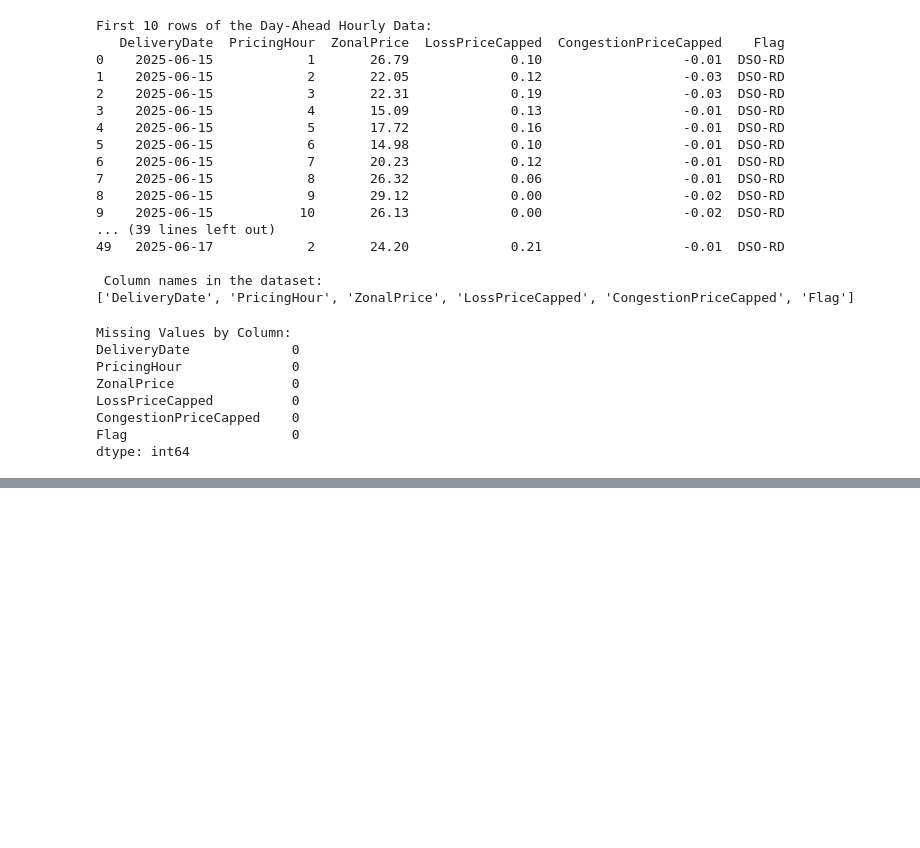
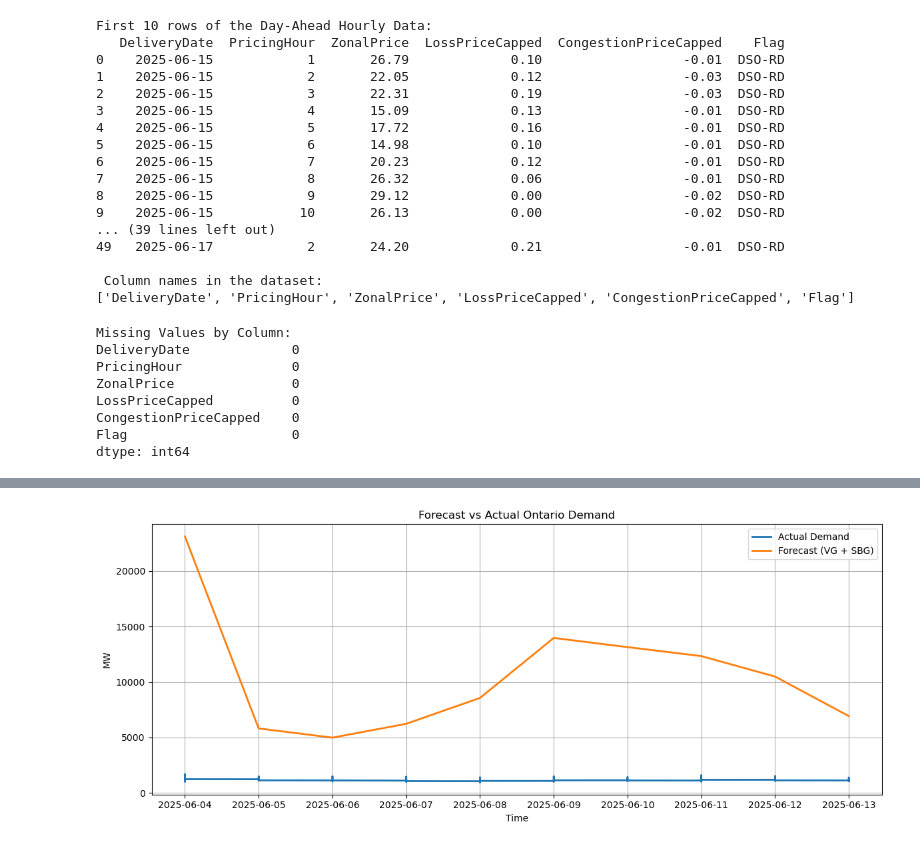
Before and after one commit to ShraddhaPadwekar/DataScience_SmartGridInvestmentZones, a Jupyter notebook: JupyterNotebooks/Padwekar_Shraddha_BigDataProject.ipynb, the cells around one changed output, grey strips where cells are left out. Saved outputs shown, nothing was run; the diff lists cells and outputs as text; code cells hidden in the pictures; blank space fills up the shorter version.

```diff
--- a/JupyterNotebooks/Padwekar_Shraddha_BigDataProject.ipynb
+++ b/JupyterNotebooks/Padwekar_Shraddha_BigDataProject.ipynb
@@ -817,0 +1462,82 @@ dtype: int64
+# %%
+import pandas as pd
+import numpy as np
+import matplotlib.pyplot as plt
+
+# Step 1: Load and Prepare Data
+# Load Real-time Demand
+demand_path = r'../Dataset/RealtimeDemandZonal.csv'
+df_demand = pd.read_csv(demand_path)
+df_demand.columns = df_demand.columns.str.strip()
+df_demand['Date'] = pd.to_datetime(df_demand['Date'], errors='coerce')
+df_demand = df_demand.dropna(subset=['Date'])
+
+# Extract only timestamp and total demand (adjust column name if needed)
+df_demand = df_demand[['Date', 'Ontario Demand']]
+
+# Load Variable Generation Forecast
+vg_path = r'../Dataset/data_vg_forecast.xlsx'
+df_vg = pd.read_excel(vg_path)
+df_vg.columns = df_vg.columns.str.strip()
+
+# Construct timestamp from ForecastDate and ForecastHour
+df_vg['Date'] = pd.to_datetime(df_vg['ForecastDate']) + pd.to_timedelta(df_vg['ForecastHour'], unit='h')
+
+# Aggregate total VG forecast by timestamp
+df_vg = df_vg.groupby('Date')['MWOutput'].sum().reset_index()
+df_vg.rename(columns={'MWOutput': 'VG Forecast (MW)'}, inplace=True)
+
+# Load SBG Forecast
+sbg_path = r'../Dataset/data_sbg_forecast.xlsx'
+df_sbg = pd.read_excel(sbg_path)
+df_sbg.columns = df_sbg.columns.str.strip()
+
+# Construct timestamp from ForecastDate and Hour
+df_sbg['Date'] = pd.to_datetime(df_sbg['ForecastDate']) + pd.to_timedelta(df_sbg['Hour'], unit='h')
+
+# Aggregate total SBG forecast by timestamp
+df_sbg = df_sbg.groupby('Date')['MWOutput'].sum().reset_index()
+df_sbg.rename(columns={'MWOutput': 'SBG Forecast (MW)'}, inplace=True)
+
+
+# Step 2: Merge and Align Datasets
+df_merged = df_demand.merge(df_vg, on='Date').merge(df_sbg, on='Date')
+
+
+# Step 3: Compute Forecast Errors
+df_merged['Total Forecast (MW)'] = df_merged['VG Forecast (MW)'] + df_merged['SBG Forecast (MW)']
+df_merged['Absolute Error (MW)'] = abs(df_merged['Ontario Demand'] - df_merged['Total Forecast (MW)'])
+df_merged['Percentage Error (%)'] = df_merged['Absolute Error (MW)'] / df_merged['Ontario Demand'] * 100
+
+
+# Step 4: Plot Actual vs Forecasted Demand
+plt.figure(figsize=(12, 5))
+plt.plot(df_merged['Date'], df_merged['Ontario Demand'], label='Actual Demand', linewidth=2)
+plt.plot(df_merged['Date'], df_merged['Total Forecast (MW)'], label='Forecast (VG + SBG)', linewidth=2)
+plt.title('Forecast vs Actual Ontario Demand')
+plt.xlabel('Time')
+plt.ylabel('MW')
+plt.legend()
+plt.grid(True)
+plt.tight_layout()
+plt.show()
+
+
+# Step 5: Plot Forecast Error (%)
+plt.figure(figsize=(12, 4))
+plt.plot(df_merged['Date'], df_merged['Percentage Error (%)'], color='red', label='Forecast % Error')
+plt.title('Forecast Error Over Time')
+plt.xlabel('Time')
+plt.ylabel('Percentage Error (%)')
+plt.grid(True)
+plt.legend()
+plt.tight_layout()
+plt.show()
+
+
+# Step 6: Error Summary Table
+summary = df_merged[['Absolute Error (MW)', 'Percentage Error (%)']].describe()
+print("\n Forecast Error Summary:\n")
+print(summary)
+# %% [output]
+[figure, added]
```
Also changed, not shown: parts of 85 cells of this notebook, 6 other files.
